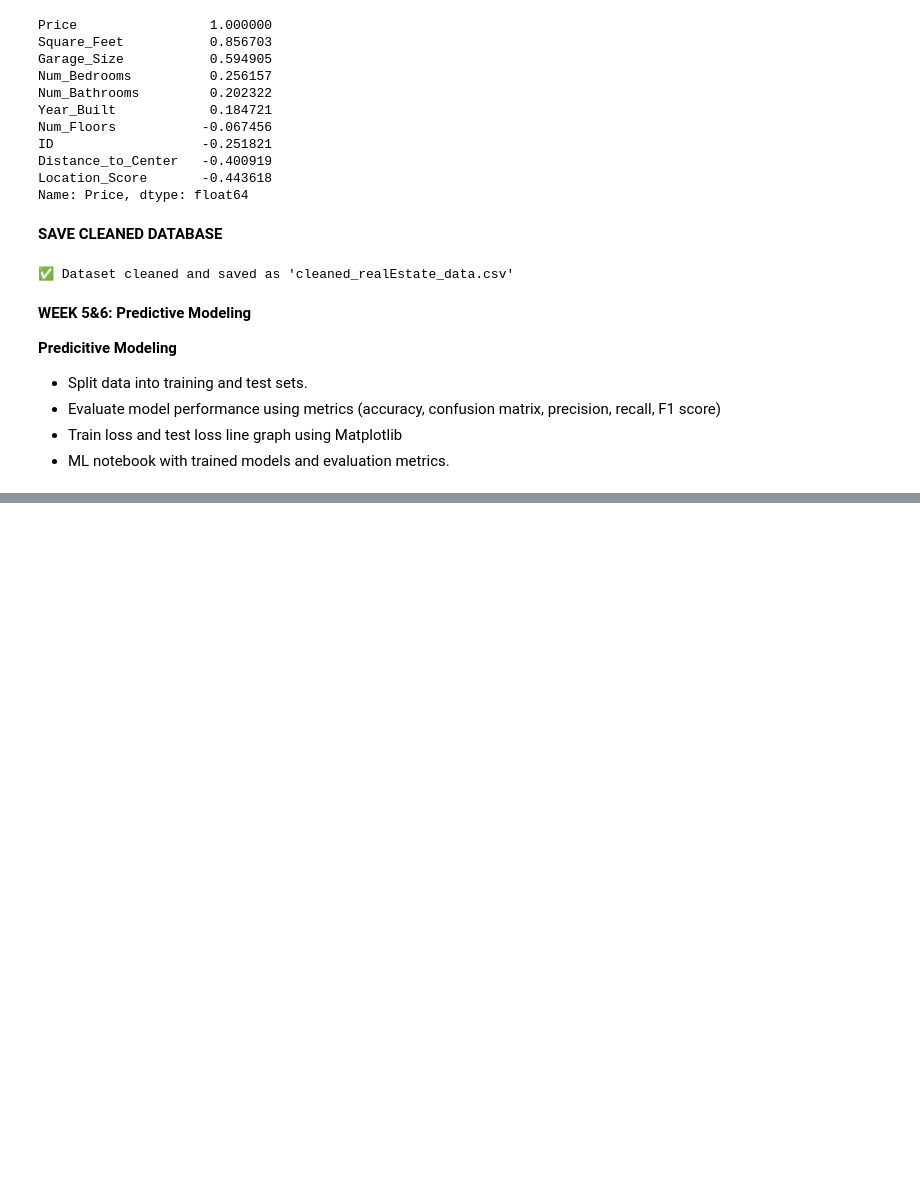
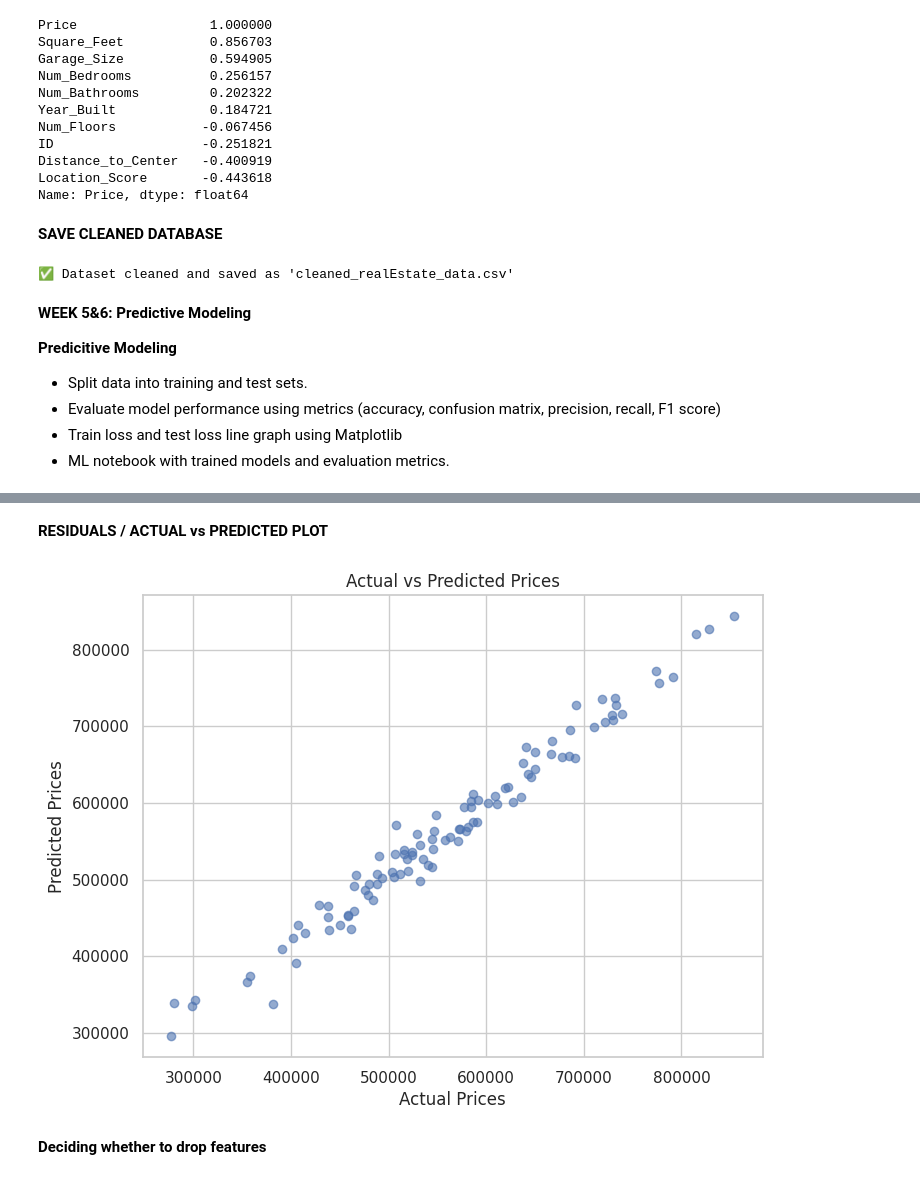
Before and after one commit to Melaniekoller/house_prices_regression, a Jupyter notebook: notebooks/house_prices_analysis.ipynb, the cells around one changed output, grey strips where cells are left out. Cells and saved outputs as stored; diff of their text form; code cells hidden in the pictures; blank space fills up the shorter version.

```diff
--- a/notebooks/house_prices_analysis.ipynb
+++ b/notebooks/house_prices_analysis.ipynb
@@ -975,0 +1083,20 @@ score)
+# %% [markdown]
+**RESIDUALS / ACTUAL vs PREDICTED PLOT**
+# %%
+# Purpose; Accuracy per data point.
+# good for checking bias, variance, error distribution, heteroscedasticit
+
+# Residuals = actual label values - predicted values
+residuals = y_test - y_test_pred
+
+plt.figure(figsize=(8,6))
+plt.scatter(y_test, y_test_pred, alpha=0.6)
+plt.xlabel("Actual Prices")
+plt.ylabel("Predicted Prices")
+plt.title("Actual vs Predicted Prices")
+plt.grid(True)
+plt.show()
+# %% [output]
+[figure, added]
+# %% [markdown]
+**Deciding whether to drop features**
```
Also changed, not shown: parts of 48 cells of this notebook.
